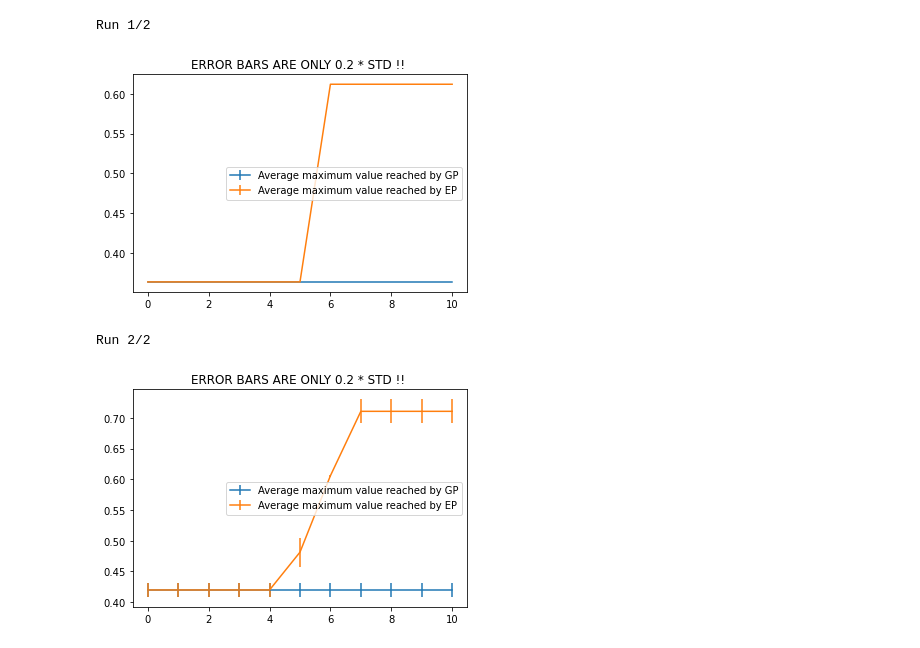
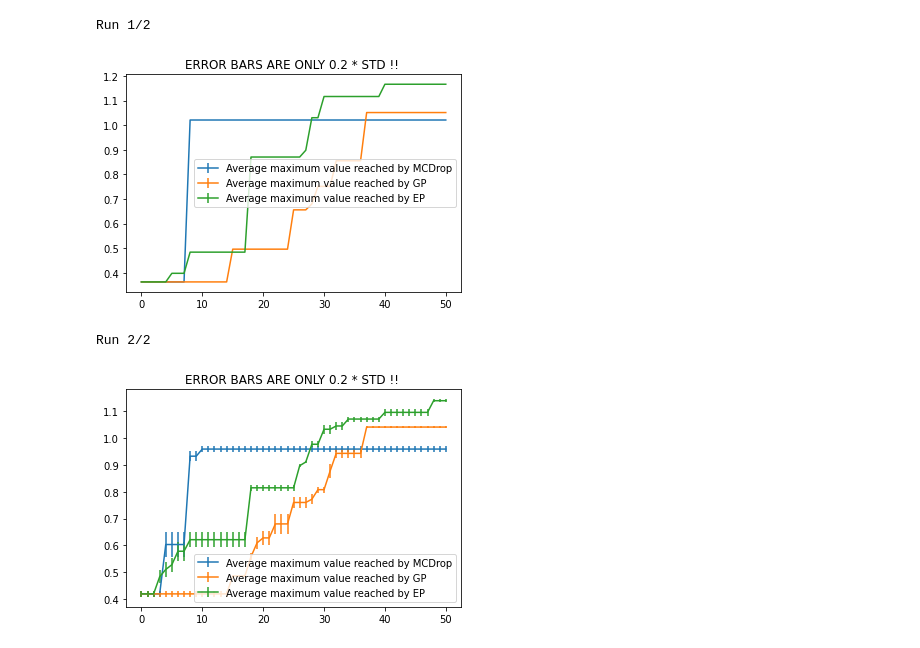
Before and after one commit to MJ10/DEUP, a Jupyter notebook: notebooks/bayesian_optimization.ipynb, the cells around one changed output. Cells and saved outputs as stored; diff of their text form; code cells hidden in the pictures.

```diff
--- a/notebooks/bayesian_optimization.ipynb
+++ b/notebooks/bayesian_optimization.ipynb
@@ -149,12 +149,13 @@ def optimize(model_name, X_init, Y_init, plot=False, n_steps=5, epochs=15, **kwa
 # %%
 # SETTING THESE 3 SEEDS ENSURES DETERMINISTIC RESULTS
 # GP IS DETERMINISTIC given X_init and Y_init
+dropout_prob = 0.5
 
 # density_estimator = FixedKernelDensityEstimator('exponential', 0.05)
 #torch.manual_seed(8)
 networks = {'a_predictor': create_network(1, 1, 64, 'tanh', True),
             'e_predictor': create_network(2, 1, 64, 'relu', True),
-            'f_predictor': create_network(1, 1, 64, 'relu', False)
+            'f_predictor': create_network(1, 1, 64, 'tanh', False, dropout_prob)
             }
 
 optimizers = {'a_optimizer': create_optimizer(networks['a_predictor'], 1e-3),
@@ -165,6 +166,6 @@ optimizers = {'a_optimizer': create_optimizer(networks['a_predictor'], 1e-3),
 X_init = (bounds[1] - bounds[0]) * torch.rand(6, 1) + bounds[0]
 Y_init = f(X_init)
 
-_, = optimize(EpistemicPredictor, X_init, Y_init, plot=True, n_steps=15, networks=networks, optimizers=optimizers,
+_,_ = optimize(MCDropout, X_init, Y_init, plot=True, n_steps=15, networks=networks, optimizers=optimizers,
     split_seed=1, dataloader_seed=2, iid_ratio=5, epochs=50, retrain=False)
 # optimize(SingleTaskGP, X_init, Y_init, plot=True, n_steps=25)
@@ -192,33 +207,33 @@ for i in range(0, n_runs):
 
     optimizers = {'a_optimizer': create_optimizer(networks['a_predictor'], 1e-3),
                   'e_optimizer': create_optimizer(networks['e_predictor'], 1e-4),
                   'f_optimizer': create_optimizer(networks['f_predictor'], 1e-3)
                  }
 
     print(f"Run {i+1}/{n_runs}")
     gp_runs[i], _ = optimize(SingleTaskGP, X_init, Y_init, plot=False, n_steps=n_steps)
 
     ep_runs[i], _ = optimize(EpistemicPredictor, X_init, Y_init, plot=False, n_steps=n_steps, networks=networks,
                              optimizers=optimizers, split_seed=1, dataloader_seed=2, batch_size=16, iid_ratio=5, epochs=50, retrain=False)
     networks = {
         'f_predictor': create_network(1, 1, 64, 'relu', False, dropout_prob)
     }
 
     optimizers = {
-                  'f_optimizer': create_optimizer(networks['f_predictor'], 1e-4)
+                  'f_optimizer': create_optimizer(networks['f_predictor'], 1e-3)
                  }
     mcdrop_runs[i], _ = optimize(MCDropout, X_init, Y_init, plot=False, n_steps=n_steps, networks=networks,
                              optimizers=optimizers, batch_size=16)
     plt.errorbar(range(1 + n_steps), mcdrop_runs[:i+1].mean(0),  .2*mcdrop_runs[:i+1].std(0), label='Average maximum value reached by MCDrop')
     plt.errorbar(range(1 + n_steps), gp_runs[:i+1].mean(0),  .2*gp_runs[:i+1].std(0), label='Average maximum value reached by GP')
     plt.errorbar(range(1 + n_steps), ep_runs[:i+1].mean(0),  .2*ep_runs[:i+1].std(0), label='Average maximum value reached by EP')
 
 
     plt.legend()
     plt.title('ERROR BARS ARE ONLY 0.2 * STD !! ')
     plt.show()
 # %% [output]
 Run 1/2
-[figure, old version]
+[figure, new version]
 Run 2/2
-[figure, old version]
+[figure, new version]
```
Also changed, not shown: parts of 2 cells of this notebook, 1 other file.
